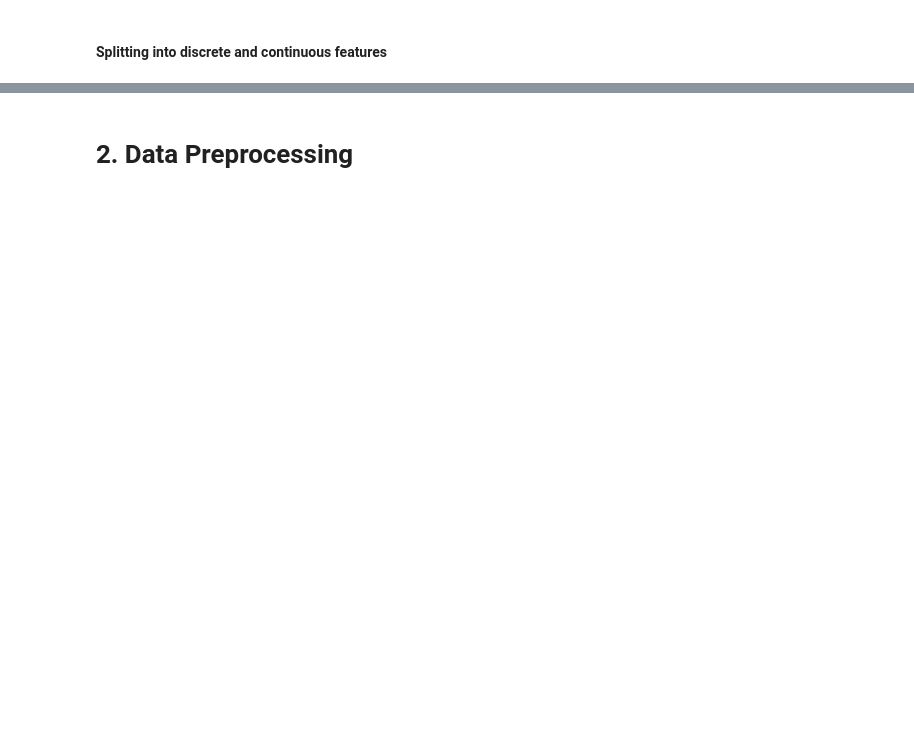
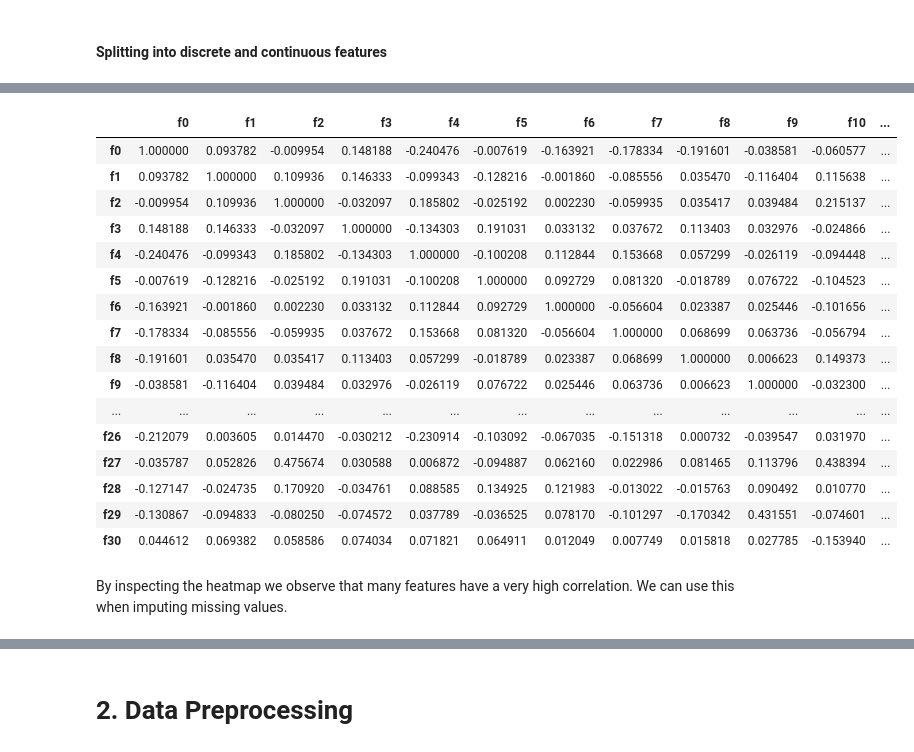
Before and after one commit to wQuole/TDT05, a Jupyter notebook: eda.ipynb, the cells around one changed output, grey strips where cells are left out. Drawn from its saved outputs; the diff is of its cells as text; code cells hidden in the pictures; blank space fills up the shorter version.

```diff
--- a/eda.ipynb
+++ b/eda.ipynb
@@ -104,6 +96,0 @@ def get_features_with_nan(df, thresh=0.3):
-# %%
-df = df_orig.copy()
-# %%
-drop_cols = get_features_with_nan(df_orig, thresh=0.3)
-df.drop(columns=drop_cols, inplace=True)
-df.head()
@@ -194,6 +170,6 @@ def replace_with(df, column, value, replace_value=np.nan):
     df2[column] = df2[column].apply(lambda v: replace_value if v == value else v)
     return df2
 # %%
-df = replace_with(df, 'f30', -1)
-df = replace_with(df, 'f10', 0)
+#df = replace_with(df, 'f30', -1)
+#df = replace_with(df, 'f10', 0)
 #df = replace_with(df, 'f14', 0)
@@ -279,0 +196,25 @@ Continuous features: ['f4', 'f7', 'f8', 'f10', 'f16', 'f22', 'f30']
+# %%
+df_corr = df.copy().dropna()
+df_corr[discrete_cols] = df_corr[discrete_cols].apply(lambda x : pd.factorize(x)[0])
+corr_matrix = df_corr.corr(method='pearson', min_periods=1)
+corr_matrix.style.background_gradient(cmap='coolwarm')
+# %% [output]
+|  | f0 | f1 | f2 | f3 | f4 | f5 | f6 | f7 | f8 | f9 | f10 | ... |
+| f0 | 1.000000 | 0.093782 | -0.009954 | 0.148188 | -0.240476 | -0.007619 | -0.163921 | -0.178334 | -0.191601 | -0.038581 | -0.060577 | ... |
+| f1 | 0.093782 | 1.000000 | 0.109936 | 0.146333 | -0.099343 | -0.128216 | -0.001860 | -0.085556 | 0.035470 | -0.116404 | 0.115638 | ... |
+| f2 | -0.009954 | 0.109936 | 1.000000 | -0.032097 | 0.185802 | -0.025192 | 0.002230 | -0.059935 | 0.035417 | 0.039484 | 0.215137 | ... |
+| f3 | 0.148188 | 0.146333 | -0.032097 | 1.000000 | -0.134303 | 0.191031 | 0.033132 | 0.037672 | 0.113403 | 0.032976 | -0.024866 | ... |
+| f4 | -0.240476 | -0.099343 | 0.185802 | -0.134303 | 1.000000 | -0.100208 | 0.112844 | 0.153668 | 0.057299 | -0.026119 | -0.094448 | ... |
+| f5 | -0.007619 | -0.128216 | -0.025192 | 0.191031 | -0.100208 | 1.000000 | 0.092729 | 0.081320 | -0.018789 | 0.076722 | -0.104523 | ... |
+| f6 | -0.163921 | -0.001860 | 0.002230 | 0.033132 | 0.112844 | 0.092729 | 1.000000 | -0.056604 | 0.023387 | 0.025446 | -0.101656 | ... |
+| f7 | -0.178334 | -0.085556 | -0.059935 | 0.037672 | 0.153668 | 0.081320 | -0.056604 | 1.000000 | 0.068699 | 0.063736 | -0.056794 | ... |
+| f8 | -0.191601 | 0.035470 | 0.035417 | 0.113403 | 0.057299 | -0.018789 | 0.023387 | 0.068699 | 1.000000 | 0.006623 | 0.149373 | ... |
+| f9 | -0.038581 | -0.116404 | 0.039484 | 0.032976 | -0.026119 | 0.076722 | 0.025446 | 0.063736 | 0.006623 | 1.000000 | -0.032300 | ... |
+| ... | ... | ... | ... | ... | ... | ... | ... | ... | ... | ... | ... | ... |
+| f26 | -0.212079 | 0.003605 | 0.014470 | -0.030212 | -0.230914 | -0.103092 | -0.067035 | -0.151318 | 0.000732 | -0.039547 | 0.031970 | ... |
+| f27 | -0.035787 | 0.052826 | 0.475674 | 0.030588 | 0.006872 | -0.094887 | 0.062160 | 0.022986 | 0.081465 | 0.113796 | 0.438394 | ... |
+| f28 | -0.127147 | -0.024735 | 0.170920 | -0.034761 | 0.088585 | 0.134925 | 0.121983 | -0.013022 | -0.015763 | 0.090492 | 0.010770 | ... |
+| f29 | -0.130867 | -0.094833 | -0.080250 | -0.074572 | 0.037789 | -0.036525 | 0.078170 | -0.101297 | -0.170342 | 0.431551 | -0.074601 | ... |
+| f30 | 0.044612 | 0.069382 | 0.058586 | 0.074034 | 0.071821 | 0.064911 | 0.012049 | 0.007749 | 0.015818 | 0.027785 | -0.153940 | ... |
+# %% [markdown]
+By inspecting the heatmap we observe that many features have a very high correlation. We can use this when imputing missing values.
```
Also changed, not shown: parts of 49 cells of this notebook.
